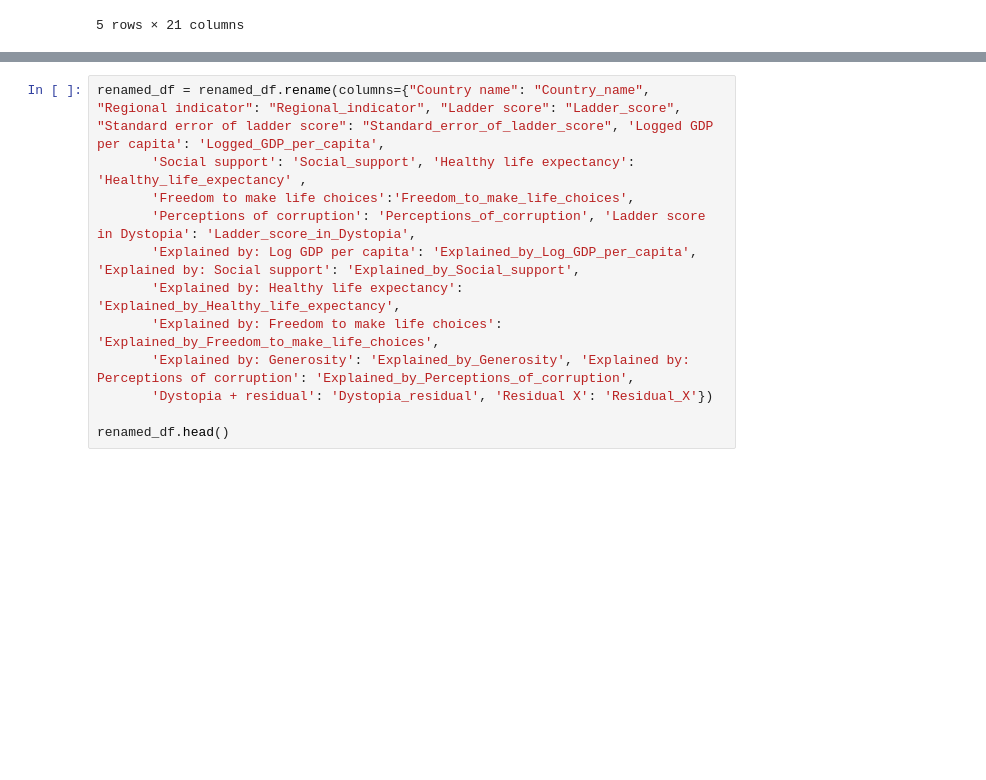
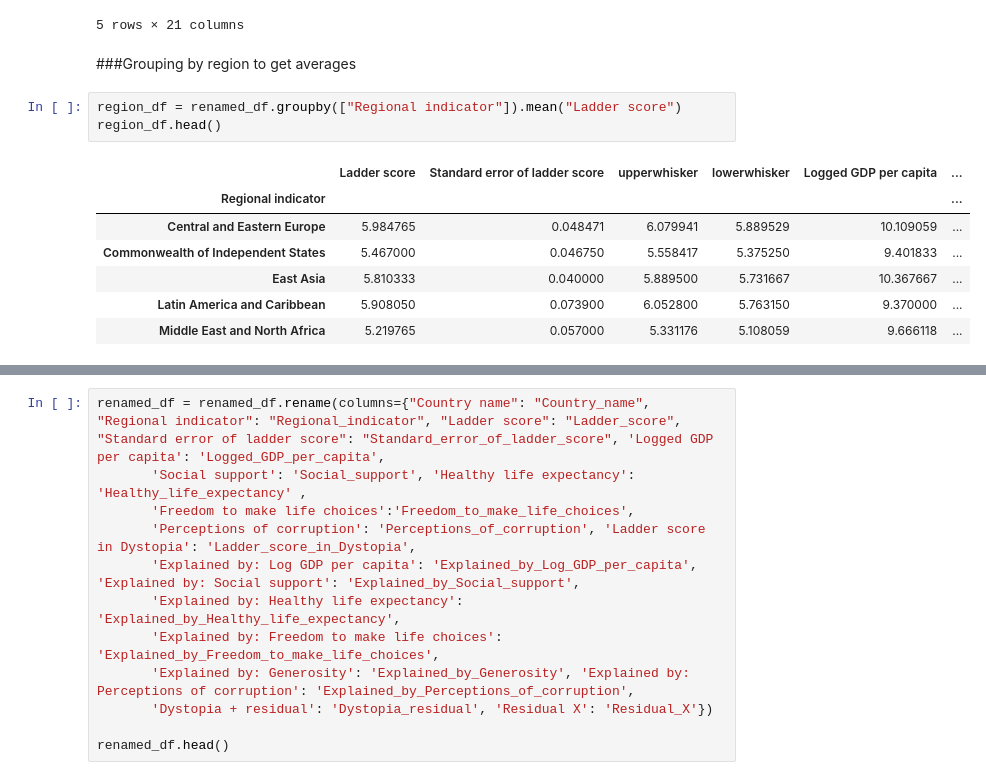
Before and after one commit to CoryOpie/Project_2, a Jupyter notebook: CleanProject.ipynb, the cells around one changed output, grey strips where cells are left out. Saved outputs shown, nothing was run; the diff lists cells and outputs as text; blank space fills up the shorter version.

```diff
--- a/CleanProject.ipynb
+++ b/CleanProject.ipynb
@@ -70,3 +74,16 @@ renamed_df.head()
 | 3 | Iceland | Western Europe | 7.554 | 0.059 | 7.670 | 7.438 | ... |
 | 4 | Netherlands | Western Europe | 7.464 | 0.027 | 7.518 | 7.410 | ... |
 5 rows × 21 columns
+# %% [markdown]
+###Grouping by region to get averages
+# %%
+region_df = renamed_df.groupby(["Regional indicator"]).mean("Ladder score")
+region_df.head()
+# %% [output]
+|  | Ladder score | Standard error of ladder score | upperwhisker | lowerwhisker | Logged GDP per capita | ... |
+| Regional indicator |  |  |  |  |  | ... |
+| Central and Eastern Europe | 5.984765 | 0.048471 | 6.079941 | 5.889529 | 10.109059 | ... |
+| Commonwealth of Independent States | 5.467000 | 0.046750 | 5.558417 | 5.375250 | 9.401833 | ... |
+| East Asia | 5.810333 | 0.040000 | 5.889500 | 5.731667 | 10.367667 | ... |
+| Latin America and Caribbean | 5.908050 | 0.073900 | 6.052800 | 5.763150 | 9.370000 | ... |
+| Middle East and North Africa | 5.219765 | 0.057000 | 5.331176 | 5.108059 | 9.666118 | ... |
```
Also changed, not shown: parts of 16 cells of this notebook, 3 other files.
